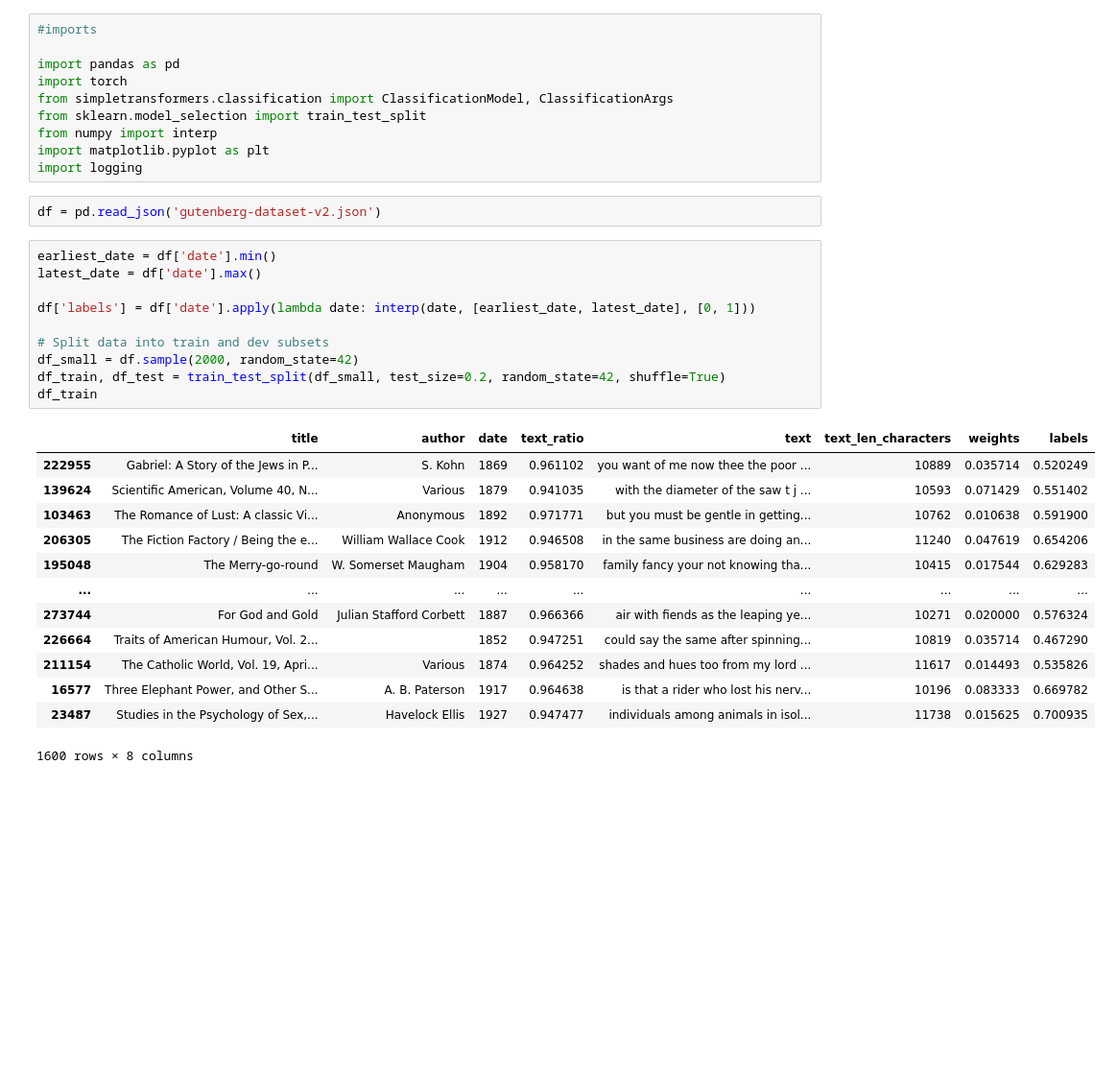
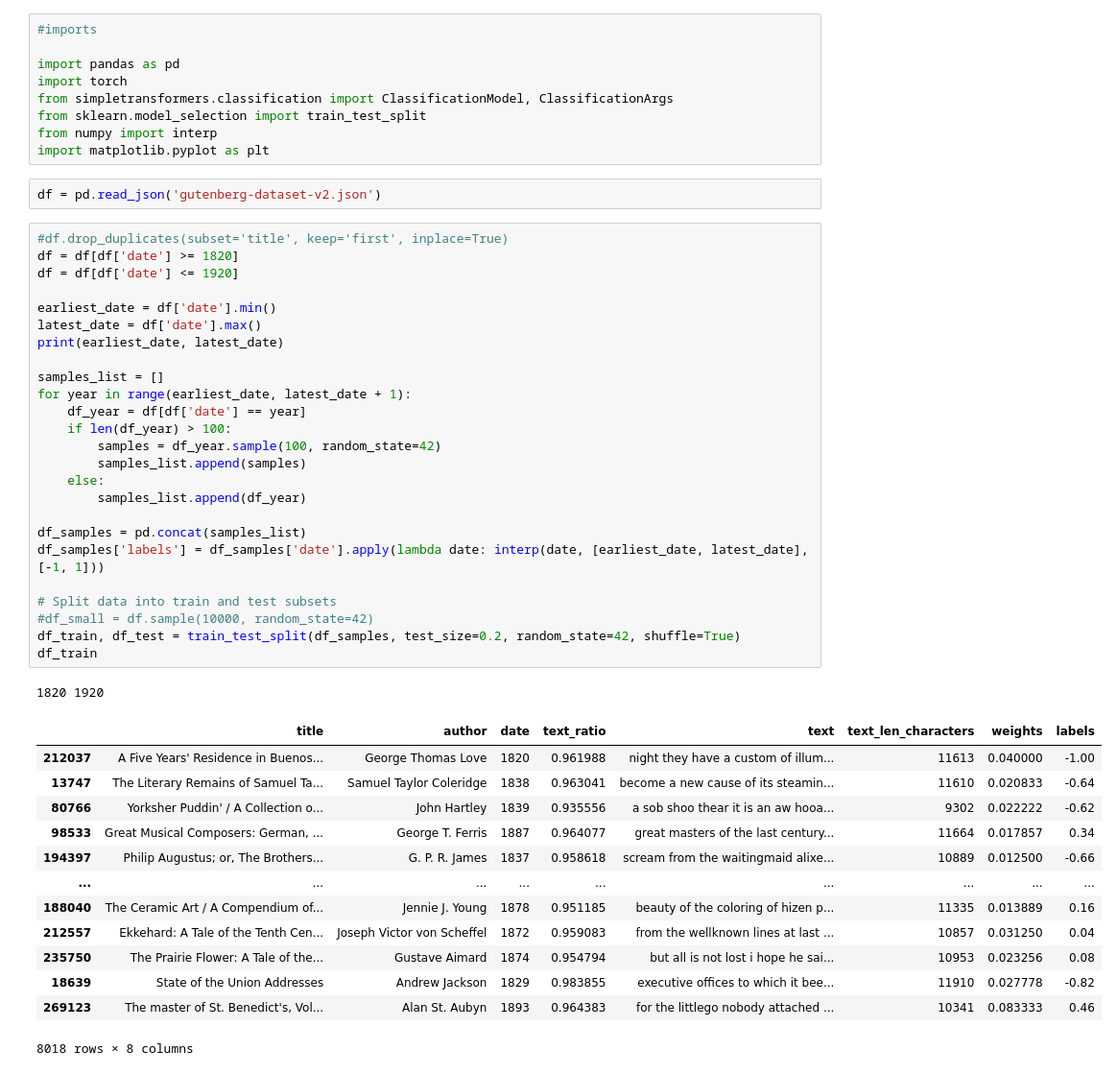
Before and after one commit to NeXTormer/LTM-LanguageTimeMachine, a Jupyter notebook: bert-transformer/ltm-roberta.ipynb, the cells around one changed output. Shown at 96% size. Saved outputs shown, nothing was run; the diff lists cells and outputs as text; blank space fills up the shorter version.

```diff
--- a/bert-transformer/ltm-roberta.ipynb
+++ b/bert-transformer/ltm-roberta.ipynb
@@ -7,33 +7,48 @@ from simpletransformers.classification import ClassificationModel, Classificatio
 from sklearn.model_selection import train_test_split
 from numpy import interp
 import matplotlib.pyplot as plt
-import logging
 # %%
 df = pd.read_json('gutenberg-dataset-v2.json')
 # %%
+#df.drop_duplicates(subset='title', keep='first', inplace=True)
+df = df[df['date'] >= 1820]
+df = df[df['date'] <= 1920]
+
 earliest_date = df['date'].min()
 latest_date = df['date'].max()
+print(earliest_date, latest_date)
 
-df['labels'] = df['date'].apply(lambda date: interp(date, [earliest_date, latest_date], [0, 1]))
+samples_list = []
+for year in range(earliest_date, latest_date + 1):
+    df_year = df[df['date'] == year]
+    if len(df_year) > 100:
+        samples = df_year.sample(100, random_state=42)
+        samples_list.append(samples)
+    else:
+        samples_list.append(df_year)
 
-# Split data into train and dev subsets
-df_small = df.sample(2000, random_state=42)
-df_train, df_test = train_test_split(df_small, test_size=0.2, random_state=42, shuffle=True)
+df_samples = pd.concat(samples_list)
+df_samples['labels'] = df_samples['date'].apply(lambda date: interp(date, [earliest_date, latest_date], [-1, 1]))
+
+# Split data into train and test subsets
+#df_small = df.sample(10000, random_state=42)
+df_train, df_test = train_test_split(df_samples, test_size=0.2, random_state=42, shuffle=True)
 df_train
 # %% [output]
+1820 1920
 |  | title | author | date | text_ratio | text | text_len_characters | weights | labels |
-| 222955 | Gabriel: A Story of the Jews in P... | S. Kohn | 1869 | 0.961102 | you want of me now thee the poor ... | 10889 | 0.035714 | 0.520249 |
-| 139624 | Scientific American, Volume 40, N... | Various | 1879 | 0.941035 | with the diameter of the saw t j ... | 10593 | 0.071429 | 0.551402 |
-| 103463 | The Romance of Lust: A classic Vi... | Anonymous | 1892 | 0.971771 | but you must be gentle in getting... | 10762 | 0.010638 | 0.591900 |
-| 206305 | The Fiction Factory / Being the e... | William Wallace Cook | 1912 | 0.946508 | in the same business are doing an... | 11240 | 0.047619 | 0.654206 |
-| 195048 | The Merry-go-round | W. Somerset Maugham | 1904 | 0.958170 | family fancy your not knowing tha... | 10415 | 0.017544 | 0.629283 |
+| 212037 | A Five Years' Residence in Buenos... | George Thomas Love | 1820 | 0.961988 | night they have a custom of illum... | 11613 | 0.040000 | -1.00 |
+| 13747 | The Literary Remains of Samuel Ta... | Samuel Taylor Coleridge | 1838 | 0.963041 | become a new cause of its steamin... | 11610 | 0.020833 | -0.64 |
+| 80766 | Yorksher Puddin' / A Collection o... | John Hartley | 1839 | 0.935556 | a sob shoo thear it is an aw hooa... | 9302 | 0.022222 | -0.62 |
+| 98533 | Great Musical Composers: German, ... | George T. Ferris | 1887 | 0.964077 | great masters of the last century... | 11664 | 0.017857 | 0.34 |
+| 194397 | Philip Augustus; or, The Brothers... | G. P. R. James | 1837 | 0.958618 | scream from the waitingmaid alixe... | 10889 | 0.012500 | -0.66 |
 | ... | ... | ... | ... | ... | ... | ... | ... | ... |
-| 273744 | For God and Gold | Julian Stafford Corbett | 1887 | 0.966366 | air with fiends as the leaping ye... | 10271 | 0.020000 | 0.576324 |
-| 226664 | Traits of American Humour, Vol. 2... |  | 1852 | 0.947251 | could say the same after spinning... | 10819 | 0.035714 | 0.467290 |
-| 211154 | The Catholic World, Vol. 19, Apri... | Various | 1874 | 0.964252 | shades and hues too from my lord ... | 11617 | 0.014493 | 0.535826 |
-| 16577 | Three Elephant Power, and Other S... | A. B. Paterson | 1917 | 0.964638 | is that a rider who lost his nerv... | 10196 | 0.083333 | 0.669782 |
-| 23487 | Studies in the Psychology of Sex,... | Havelock Ellis | 1927 | 0.947477 | individuals among animals in isol... | 11738 | 0.015625 | 0.700935 |
+| 188040 | The Ceramic Art / A Compendium of... | Jennie J. Young | 1878 | 0.951185 | beauty of the coloring of hizen p... | 11335 | 0.013889 | 0.16 |
+| 212557 | Ekkehard: A Tale of the Tenth Cen... | Joseph Victor von Scheffel | 1872 | 0.959083 | from the wellknown lines at last ... | 10857 | 0.031250 | 0.04 |
+| 235750 | The Prairie Flower: A Tale of the... | Gustave Aimard | 1874 | 0.954794 | but all is not lost i hope he sai... | 10953 | 0.023256 | 0.08 |
+| 18639 | State of the Union Addresses | Andrew Jackson | 1829 | 0.983855 | executive offices to which it bee... | 11910 | 0.027778 | -0.82 |
+| 269123 | The master of St. Benedict's, Vol... | Alan St. Aubyn | 1893 | 0.964383 | for the littlego nobody attached ... | 10341 | 0.083333 | 0.46 |
-1600 rows × 8 columns
+8018 rows × 8 columns
 # %%
 # Train and Evaluation data needs to be in a Pandas Dataframe containing at least two columns.
 # If the Dataframe has a header, it should contain a 'text' and a 'labels' column.
```
Also changed, not shown: parts of 3 cells of this notebook.
